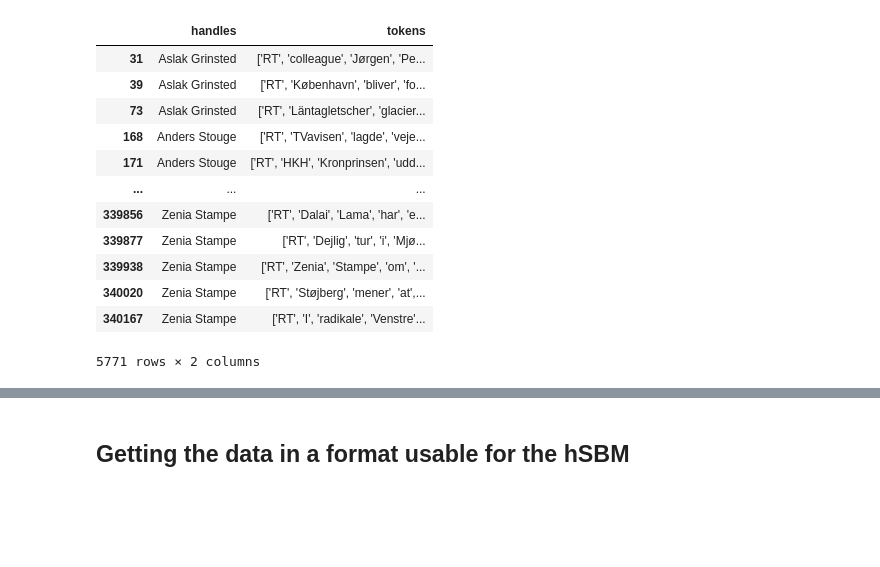
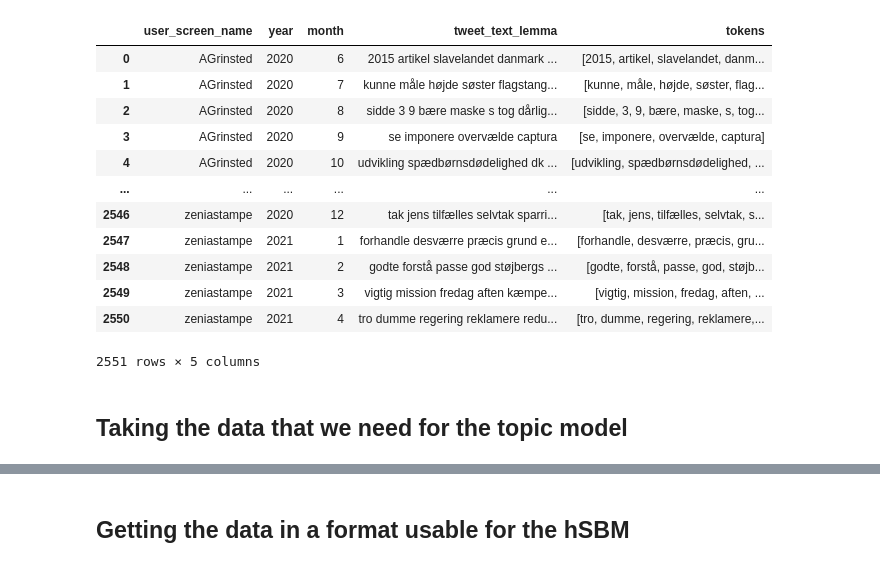
Before and after one commit to JeppeFoldberg/Digital-Methods-exam, a Jupyter notebook: Hsbm keyword generator.ipynb, the cells around one changed output, grey strips where cells are left out. Cells and saved outputs as stored; diff of their text form; code cells hidden in the pictures; blank space fills up the shorter version.

Commit message:
finished the hsbm keyword generator for now

```diff
--- a/Hsbm keyword generator.ipynb
+++ b/Hsbm keyword generator.ipynb
@@ -43,0 +51,7 @@ df.drop_duplicates(subset='tweet_id')
+# %%
+print(after_election.shape)
+
+# aggregating tweets for actors for each month
+# creating new column with month and year to aggregate on
+after_election.loc[:, 'year'] = after_election['tweet_created_at'].dt.year  #.astype(str)
+after_election.loc[:, 'month'] = after_election['tweet_created_at'].dt.month  #.astype(str)
@@ -43,0 +86,3 @@ df.drop_duplicates(subset='tweet_id')
+# %%
+# removing nas from tweet_text_lemma  --> viewing them after_election.loc[after_election.tweet_text_lemma.isna()]
+after_election = after_election.dropna(subset=['tweet_text_lemma'])
@@ -44 +93,5 @@ df.drop_duplicates(subset='tweet_id')
+# %%
+# aggregating the dataframe
+tweets_agg = after_election.groupby(['user_screen_name', 'year', 'month'], as_index = False).\
+    agg({'tweet_text_lemma': ' '.join})
 # %%
@@ -81,0 +129,23 @@ handles = df['user_name']
+# %%
+# df['preprocessed_text'] = df.tweet_full_text.apply(preprocess)
+# now we just need to tokenize the tweets!
+tokenizer = nltk.tokenize.casual.TweetTokenizer()
+tweets_agg.loc[:, 'tokens'] = tweets_agg.tweet_text_lemma.apply(lambda x: tokenizer.tokenize(x))
+# %%
+tweets_agg
+# %% [output]
+|  | user_screen_name | year | month | tweet_text_lemma | tokens |
+| 0 | AGrinsted | 2020 | 6 | 2015 artikel slavelandet danmark ... | [2015, artikel, slavelandet, danm... |
+| 1 | AGrinsted | 2020 | 7 | kunne måle højde søster flagstang... | [kunne, måle, højde, søster, flag... |
+| 2 | AGrinsted | 2020 | 8 | sidde 3 9 bære maske s tog dårlig... | [sidde, 3, 9, bære, maske, s, tog... |
+| 3 | AGrinsted | 2020 | 9 | se imponere overvælde captura | [se, imponere, overvælde, captura] |
+| 4 | AGrinsted | 2020 | 10 | udvikling spædbørnsdødelighed dk ... | [udvikling, spædbørnsdødelighed, ... |
+| ... | ... | ... | ... | ... | ... |
+| 2546 | zeniastampe | 2020 | 12 | tak jens tilfælles selvtak sparri... | [tak, jens, tilfælles, selvtak, s... |
+| 2547 | zeniastampe | 2021 | 1 | forhandle desværre præcis grund e... | [forhandle, desværre, præcis, gru... |
+| 2548 | zeniastampe | 2021 | 2 | godte forstå passe god støjbergs ... | [godte, forstå, passe, god, støjb... |
+| 2549 | zeniastampe | 2021 | 3 | vigtig mission fredag aften kæmpe... | [vigtig, mission, fredag, aften, ... |
+| 2550 | zeniastampe | 2021 | 4 | tro dumme regering reklamere redu... | [tro, dumme, regering, reklamere,... |
+2551 rows × 5 columns
+# %% [markdown]
+## Taking the data that we need for the topic model
@@ -86,16 +156,0 @@ hsbm_df_new = pd.read_csv('hsbm_df.zip', compression='zip', index_col=0)
-# %%
-hsbm_df_new.loc[hsbm_df_new.tokens.str.contains('http')]
-# %% [output]
-|  | handles | tokens |
-| 31 | Aslak Grinsted | ['RT', 'colleague', 'Jørgen', 'Pe... |
-| 39 | Aslak Grinsted | ['RT', 'København', 'bliver', 'fo... |
-| 73 | Aslak Grinsted | ['RT', 'Läntagletscher', 'glacier... |
-| 168 | Anders Stouge | ['RT', 'TVavisen', 'lagde', 'veje... |
-| 171 | Anders Stouge | ['RT', 'HKH', 'Kronprinsen', 'udd... |
-| ... | ... | ... |
-| 339856 | Zenia Stampe | ['RT', 'Dalai', 'Lama', 'har', 'e... |
-| 339877 | Zenia Stampe | ['RT', 'Dejlig', 'tur', 'i', 'Mjø... |
-| 339938 | Zenia Stampe | ['RT', 'Zenia', 'Stampe', 'om', '... |
-| 340020 | Zenia Stampe | ['RT', 'Støjberg', 'mener', 'at',... |
-| 340167 | Zenia Stampe | ['RT', 'I', 'radikale', 'Venstre'... |
-5771 rows × 2 columns
```
Also changed, not shown: parts of 51 cells of this notebook.
